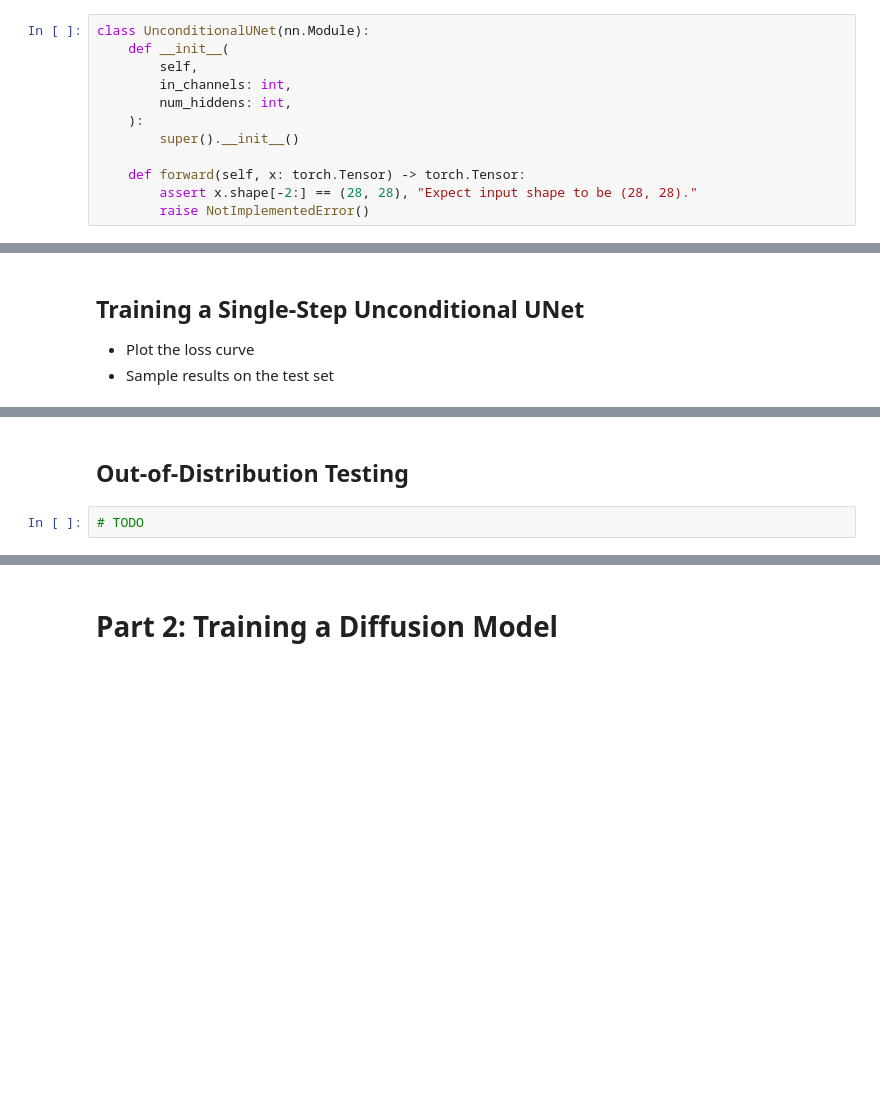
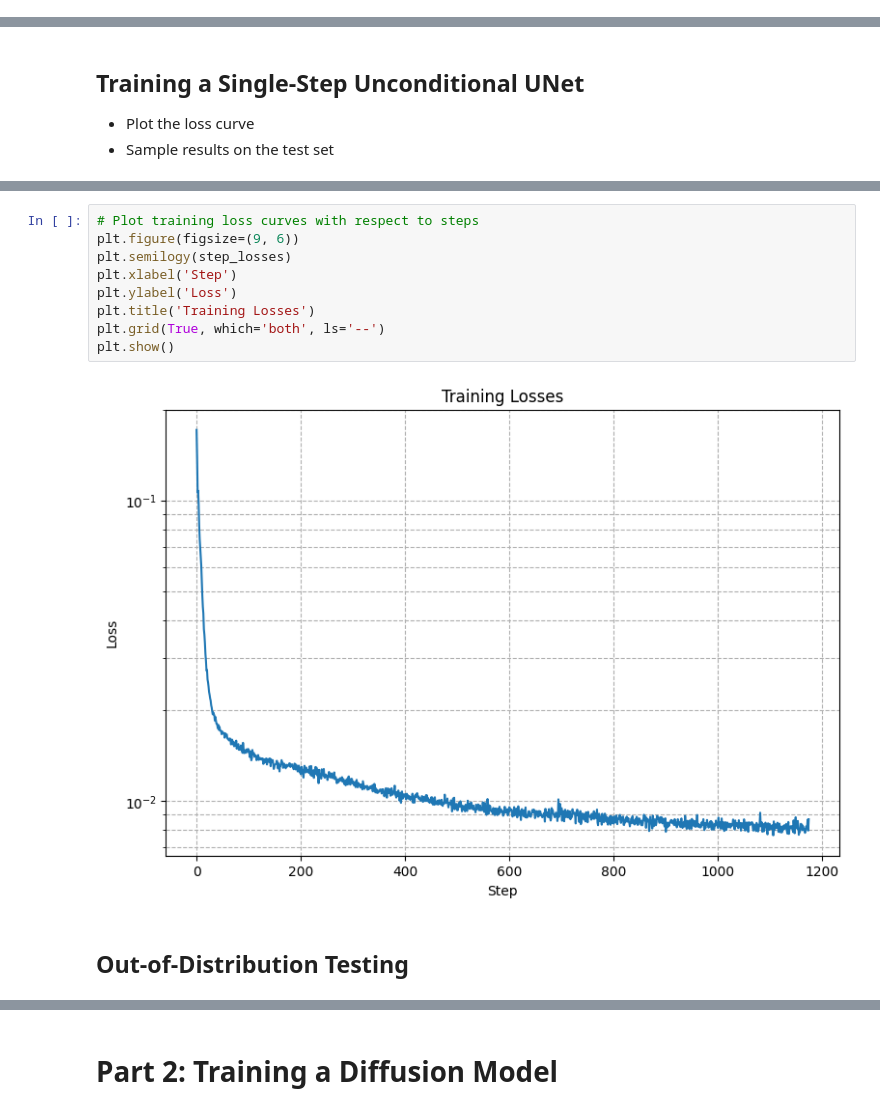
Before and after one commit to parisvacation/CS444, a Jupyter notebook: assignment5/mp5.ipynb, the cells around one changed output, grey strips where cells are left out. Cells and saved outputs as stored; diff of their text form; blank space fills up the shorter version.

```diff
--- a/assignment5/mp5.ipynb
+++ b/assignment5/mp5.ipynb
@@ -111,14 +173,2 @@ class UpBlock(nn.Module):
 # %% [markdown]
 ## Implementing Unconditional UNet
-# %%
-class UnconditionalUNet(nn.Module):
-    def __init__(
-        self,
-        in_channels: int,
-        num_hiddens: int,
-    ):
-        super().__init__()
-
-    def forward(self, x: torch.Tensor) -> torch.Tensor:
-        assert x.shape[-2:] == (28, 28), "Expect input shape to be (28, 28)."
-        raise NotImplementedError()
@@ -141,4 +328,13 @@ dataloader = DataLoader(dataset, batch_size=256, shuffle=True)
+# %%
+# Plot training loss curves with respect to steps
+plt.figure(figsize=(9, 6))
+plt.semilogy(step_losses)
+plt.xlabel('Step')
+plt.ylabel('Loss')
+plt.title('Training Losses')
+plt.grid(True, which='both', ls='--')
+plt.show()
+# %% [output]
+[figure, added]
 # %% [markdown]
 ## Out-of-Distribution Testing
-# %%
-# TODO
```
Also changed, not shown: parts of 35 cells of this notebook, 13 other files.
